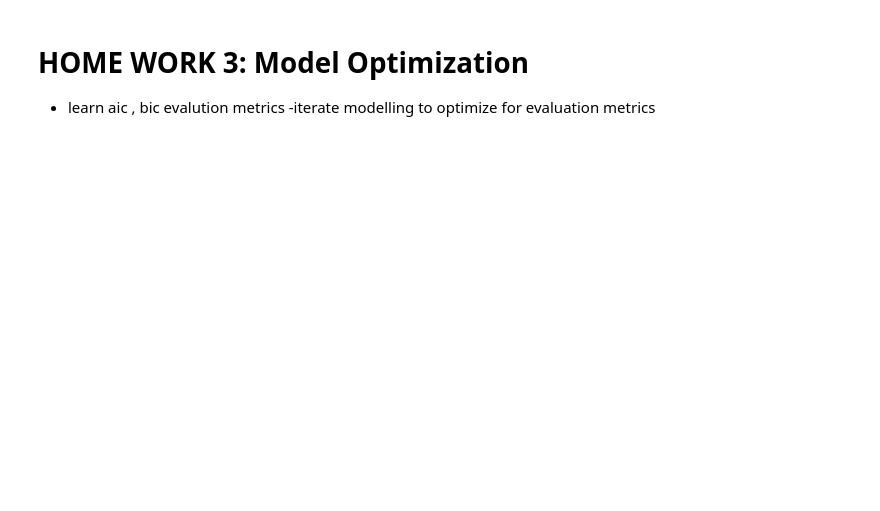
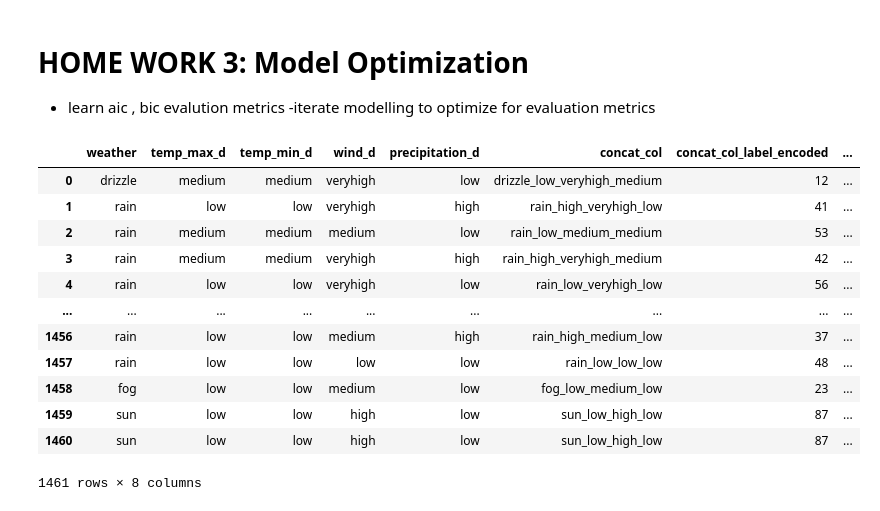
Before and after one commit to sarangkulkarni-math/Hidden-Markov-Models, a Jupyter notebook: HMM_first_project.ipynb, the cells around one changed output. Cells and saved outputs as stored; diff of their text form; code cells hidden in the pictures; blank space fills up the shorter version.

```diff
--- a/HMM_first_project.ipynb
+++ b/HMM_first_project.ipynb
@@ -249,0 +252,16 @@ array([[2.29087859e-11, 8.70477350e-06, 2.12789267e-05, 5.02432769e-03,
+# %%
+X
+# %% [output]
+|  | weather | temp_max_d | temp_min_d | wind_d | precipitation_d | concat_col | concat_col_label_encoded | ... |
+| 0 | drizzle | medium | medium | veryhigh | low | drizzle_low_veryhigh_medium | 12 | ... |
+| 1 | rain | low | low | veryhigh | high | rain_high_veryhigh_low | 41 | ... |
+| 2 | rain | medium | medium | medium | low | rain_low_medium_medium | 53 | ... |
+| 3 | rain | medium | medium | veryhigh | high | rain_high_veryhigh_medium | 42 | ... |
+| 4 | rain | low | low | veryhigh | low | rain_low_veryhigh_low | 56 | ... |
+| ... | ... | ... | ... | ... | ... | ... | ... | ... |
+| 1456 | rain | low | low | medium | high | rain_high_medium_low | 37 | ... |
+| 1457 | rain | low | low | low | low | rain_low_low_low | 48 | ... |
+| 1458 | fog | low | low | medium | low | fog_low_medium_low | 23 | ... |
+| 1459 | sun | low | low | high | low | sun_low_high_low | 87 | ... |
+| 1460 | sun | low | low | high | low | sun_low_high_low | 87 | ... |
+1461 rows × 8 columns
```
Also changed, not shown: parts of 12 cells of this notebook.
